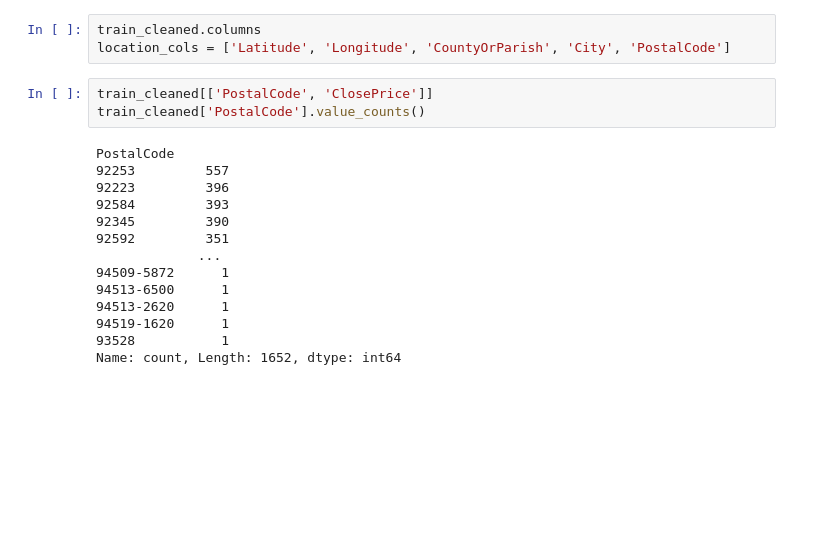
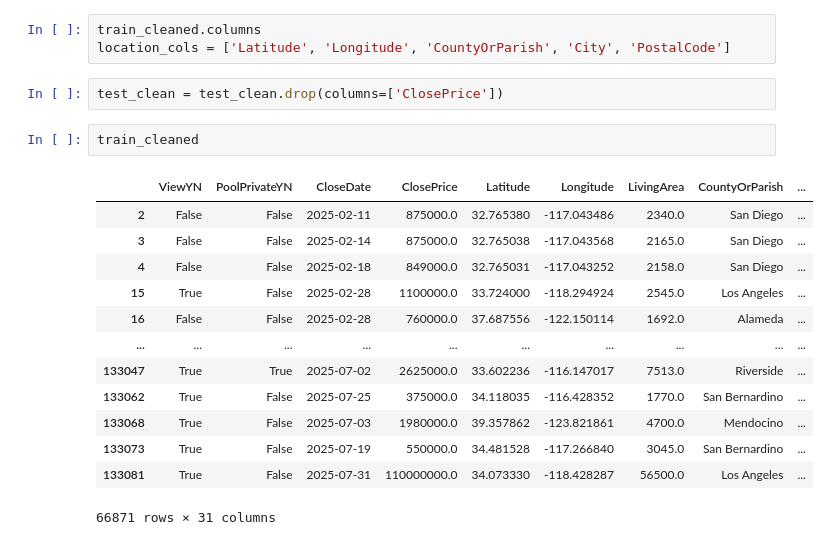
Before and after one commit to agrawalreva/idx-exchange-ds34, a Jupyter notebook: xgboost_juee/xgboost_model_revision.ipynb, the cells around one changed output. Saved outputs shown, nothing was run; the diff lists cells and outputs as text; blank space fills up the shorter version.

```diff
--- a/xgboost_juee/xgboost_model_revision.ipynb
+++ b/xgboost_juee/xgboost_model_revision.ipynb
@@ -120,19 +121,20 @@ GOAL: BRAINSTORM NEIGHBORHOOD LEVEL FEATURES
 train_cleaned.columns
 location_cols = ['Latitude', 'Longitude', 'CountyOrParish', 'City', 'PostalCode']
 # %%
-train_cleaned[['PostalCode', 'ClosePrice']]
-train_cleaned['PostalCode'].value_counts()
+test_clean = test_clean.drop(columns=['ClosePrice'])
-# %% [output]
-PostalCode
-92253         557
-92223         396
-92584         393
-92345         390
-92592         351
-             ...
-94509-5872      1
-94513-6500      1
-94513-2620      1
-94519-1620      1
-93528           1
-Name: count, Length: 1652, dtype: int64
+# %%
+train_cleaned
+# %% [output]
+|  | ViewYN | PoolPrivateYN | CloseDate | ClosePrice | Latitude | Longitude | LivingArea | CountyOrParish | ... |
+| 2 | False | False | 2025-02-11 | 875000.0 | 32.765380 | -117.043486 | 2340.0 | San Diego | ... |
+| 3 | False | False | 2025-02-14 | 875000.0 | 32.765038 | -117.043568 | 2165.0 | San Diego | ... |
+| 4 | False | False | 2025-02-18 | 849000.0 | 32.765031 | -117.043252 | 2158.0 | San Diego | ... |
+| 15 | True | False | 2025-02-28 | 1100000.0 | 33.724000 | -118.294924 | 2545.0 | Los Angeles | ... |
+| 16 | False | False | 2025-02-28 | 760000.0 | 37.687556 | -122.150114 | 1692.0 | Alameda | ... |
+| ... | ... | ... | ... | ... | ... | ... | ... | ... | ... |
+| 133047 | True | True | 2025-07-02 | 2625000.0 | 33.602236 | -116.147017 | 7513.0 | Riverside | ... |
+| 133062 | True | False | 2025-07-25 | 375000.0 | 34.118035 | -116.428352 | 1770.0 | San Bernardino | ... |
+| 133068 | True | False | 2025-07-03 | 1980000.0 | 39.357862 | -123.821861 | 4700.0 | Mendocino | ... |
+| 133073 | True | False | 2025-07-19 | 550000.0 | 34.481528 | -117.266840 | 3045.0 | San Bernardino | ... |
+| 133081 | True | False | 2025-07-31 | 110000000.0 | 34.073330 | -118.428287 | 56500.0 | Los Angeles | ... |
+66871 rows × 31 columns
```
Also changed, not shown: parts of 5 cells of this notebook, 4 other files.
